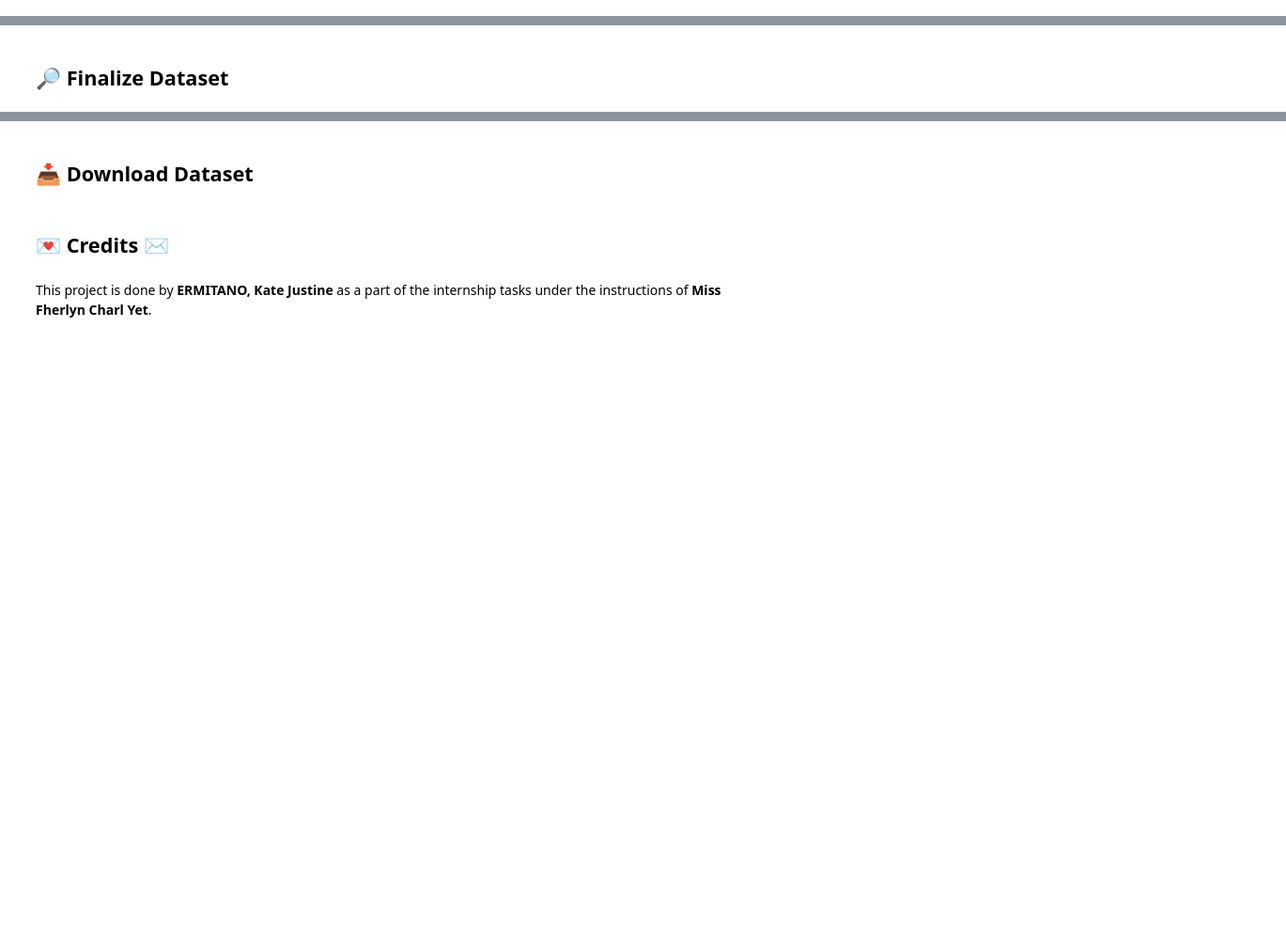
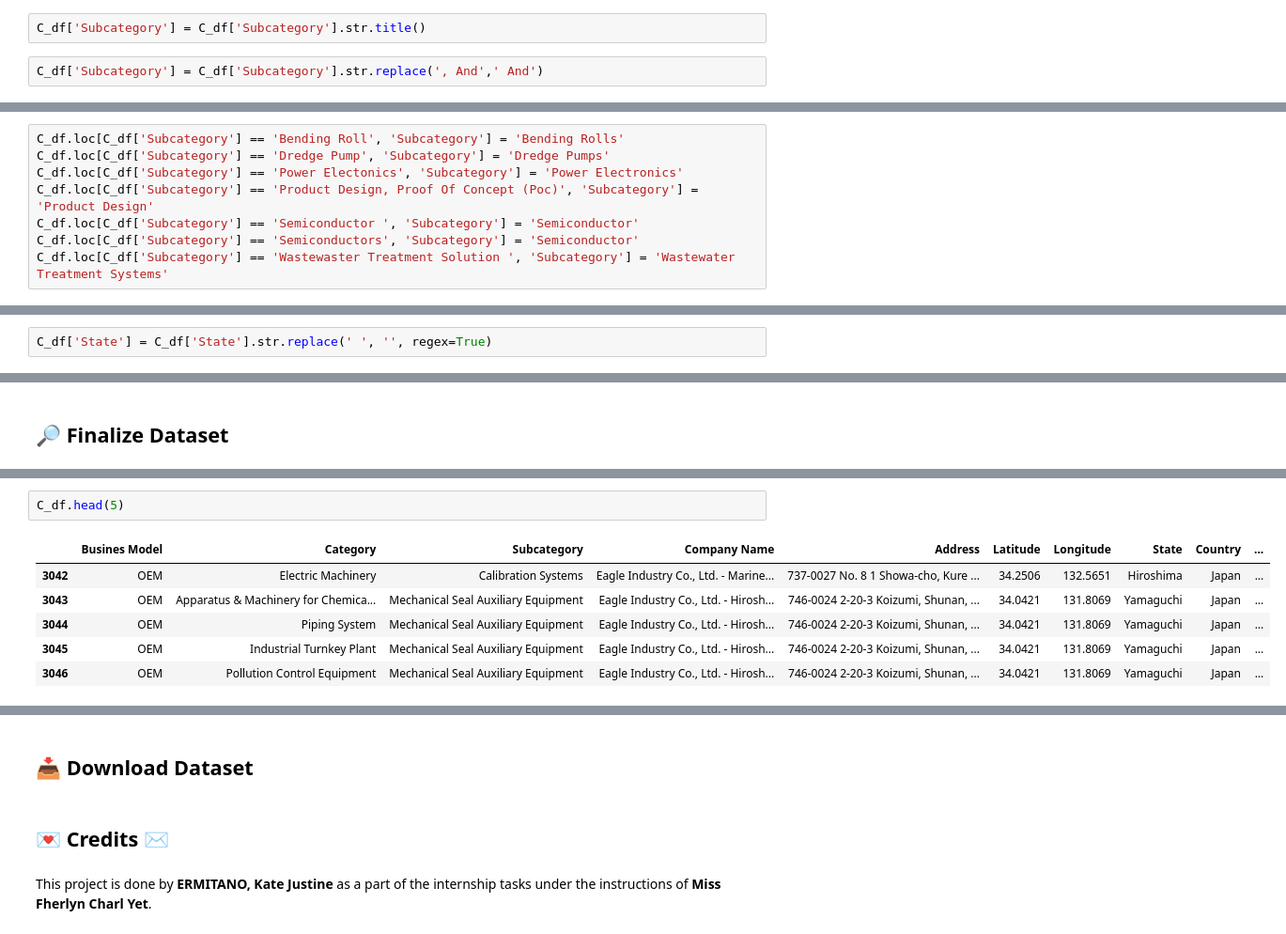
Before and after one commit to mitano-17/Nidec-Drives-Data-Cleaning, a Jupyter notebook: Dataset_C_3042-3879_Cleaner.ipynb, the cells around one changed output, grey strips where cells are left out. Shown at 94% size. Drawn from its saved outputs; the diff is of its cells as text; blank space fills up the shorter version.

```diff
--- a/Dataset_C_3042-3879_Cleaner.ipynb
+++ b/Dataset_C_3042-3879_Cleaner.ipynb
@@ -426,0 +494,4 @@ C_df.shape
+# %%
+C_df['Subcategory'] = C_df['Subcategory'].str.title()
+# %%
+C_df['Subcategory'] = C_df['Subcategory'].str.replace(', And',' And')
@@ -426,0 +521,8 @@ C_df.shape
+# %%
+C_df.loc[C_df['Subcategory'] == 'Bending Roll', 'Subcategory'] = 'Bending Rolls'
+C_df.loc[C_df['Subcategory'] == 'Dredge Pump', 'Subcategory'] = 'Dredge Pumps'
+C_df.loc[C_df['Subcategory'] == 'Power Electonics', 'Subcategory'] = 'Power Electronics'
+C_df.loc[C_df['Subcategory'] == 'Product Design, Proof Of Concept (Poc)', 'Subcategory'] = 'Product Design'
+C_df.loc[C_df['Subcategory'] == 'Semiconductor ', 'Subcategory'] = 'Semiconductor'
+C_df.loc[C_df['Subcategory'] == 'Semiconductors', 'Subcategory'] = 'Semiconductor'
+C_df.loc[C_df['Subcategory'] == 'Wastewaster Treatment Solution ', 'Subcategory'] = 'Wastewater Treatment Systems'
@@ -426,0 +545,2 @@ C_df.shape
+# %%
+C_df['State'] = C_df['State'].str.replace(' ', '', regex=True)
@@ -460,0 +609,9 @@ plt.show()
+# %%
+C_df.head(5)
+# %% [output]
+|  | Busines Model | Category | Subcategory | Company Name | Address | Latitude | Longitude | State | Country | ... |
+| 3042 | OEM | Electric Machinery | Calibration Systems | Eagle Industry Co., Ltd. - Marine... | 737-0027 No. 8 1 Showa-cho, Kure ... | 34.2506 | 132.5651 | Hiroshima | Japan | ... |
+| 3043 | OEM | Apparatus & Machinery for Chemica... | Mechanical Seal Auxiliary Equipment | Eagle Industry Co., Ltd. - Hirosh... | 746-0024 2-20-3 Koizumi, Shunan, ... | 34.0421 | 131.8069 | Yamaguchi | Japan | ... |
+| 3044 | OEM | Piping System | Mechanical Seal Auxiliary Equipment | Eagle Industry Co., Ltd. - Hirosh... | 746-0024 2-20-3 Koizumi, Shunan, ... | 34.0421 | 131.8069 | Yamaguchi | Japan | ... |
+| 3045 | OEM | Industrial Turnkey Plant | Mechanical Seal Auxiliary Equipment | Eagle Industry Co., Ltd. - Hirosh... | 746-0024 2-20-3 Koizumi, Shunan, ... | 34.0421 | 131.8069 | Yamaguchi | Japan | ... |
+| 3046 | OEM | Pollution Control Equipment | Mechanical Seal Auxiliary Equipment | Eagle Industry Co., Ltd. - Hirosh... | 746-0024 2-20-3 Koizumi, Shunan, ... | 34.0421 | 131.8069 | Yamaguchi | Japan | ... |
```
Also changed, not shown: parts of 20 cells of this notebook.
